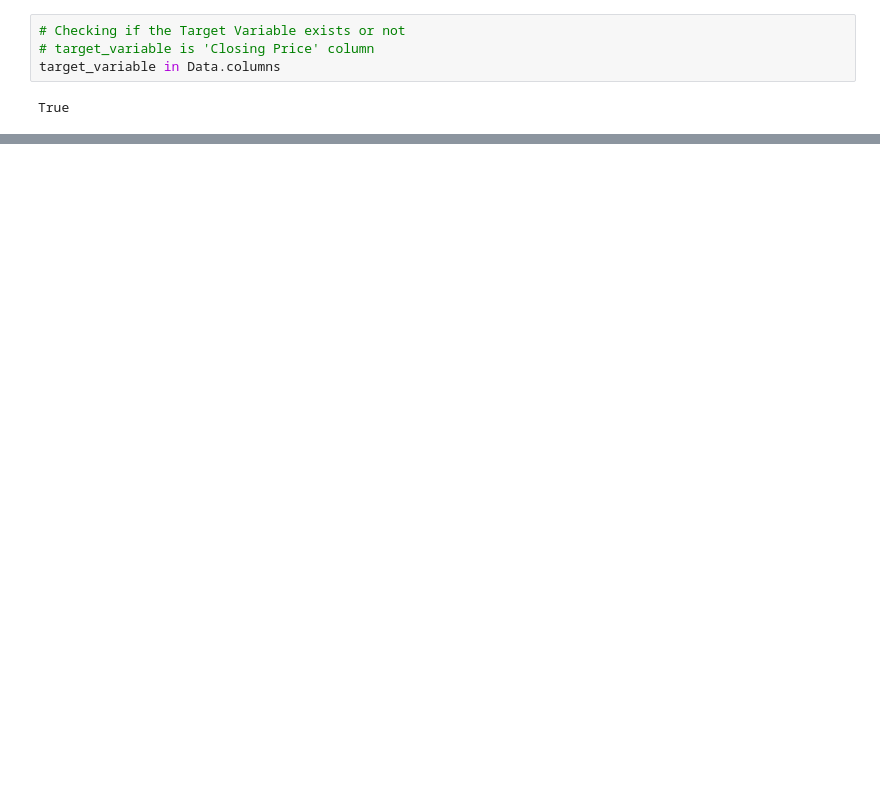
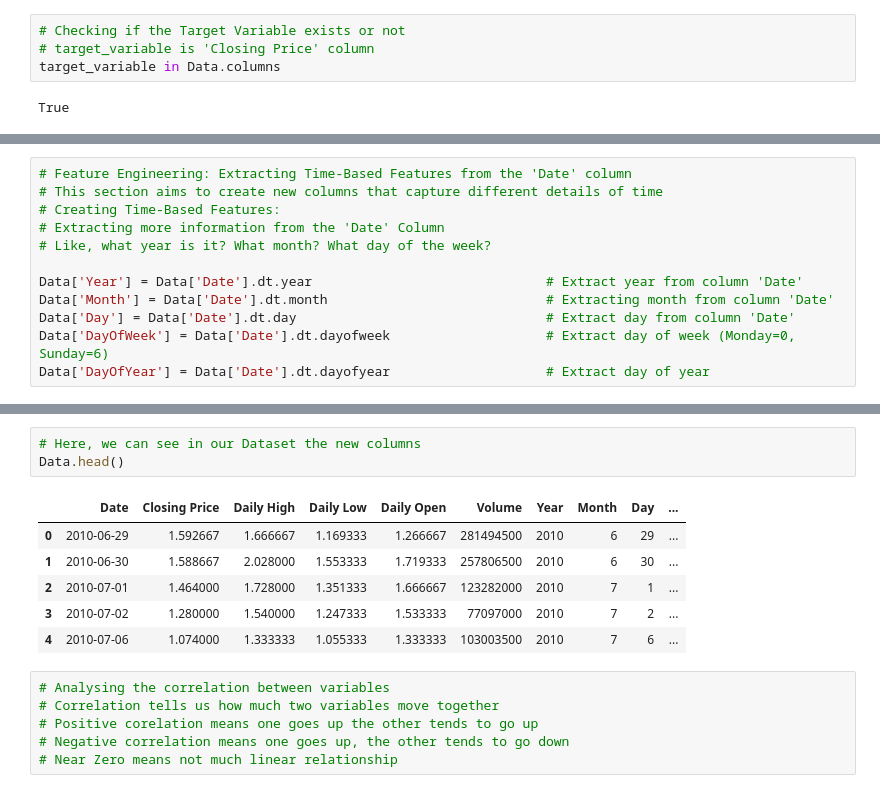
Before and after one commit to AsteroidCoder/University-Assignments-Repository, a Jupyter notebook: Fundamentals of Data Analytics/17th_June_Assignment.ipynb, the cells around one changed output, grey strips where cells are left out. Cells and saved outputs as stored; diff of their text form; blank space fills up the shorter version.

```diff
--- a/Fundamentals of Data Analytics/17th_June_Assignment.ipynb
+++ b/Fundamentals of Data Analytics/17th_June_Assignment.ipynb
@@ -271,0 +303,12 @@ if numerical_cols:
+# %%
+# Feature Engineering: Extracting Time-Based Features from the 'Date' column
+# This section aims to create new columns that capture different details of time
+# Creating Time-Based Features:
+# Extracting more information from the 'Date' Column
+# Like, what year is it? What month? What day of the week?
+
+Data['Year'] = Data['Date'].dt.year                              # Extract year from column 'Date'
+Data['Month'] = Data['Date'].dt.month                            # Extracting month from column 'Date'
+Data['Day'] = Data['Date'].dt.day                                # Extract day from column 'Date'
+Data['DayOfWeek'] = Data['Date'].dt.dayofweek                    # Extract day of week (Monday=0, Sunday=6)
+Data['DayOfYear'] = Data['Date'].dt.dayofyear                    # Extract day of year
@@ -271,0 +325,16 @@ if numerical_cols:
+# %%
+# Here, we can see in our Dataset the new columns
+Data.head()
+# %% [output]
+|  | Date | Closing Price | Daily High | Daily Low | Daily Open | Volume | Year | Month | Day | ... |
+| 0 | 2010-06-29 | 1.592667 | 1.666667 | 1.169333 | 1.266667 | 281494500 | 2010 | 6 | 29 | ... |
+| 1 | 2010-06-30 | 1.588667 | 2.028000 | 1.553333 | 1.719333 | 257806500 | 2010 | 6 | 30 | ... |
+| 2 | 2010-07-01 | 1.464000 | 1.728000 | 1.351333 | 1.666667 | 123282000 | 2010 | 7 | 1 | ... |
+| 3 | 2010-07-02 | 1.280000 | 1.540000 | 1.247333 | 1.533333 | 77097000 | 2010 | 7 | 2 | ... |
+| 4 | 2010-07-06 | 1.074000 | 1.333333 | 1.055333 | 1.333333 | 103003500 | 2010 | 7 | 6 | ... |
+# %%
+# Analysing the correlation between variables
+# Correlation tells us how much two variables move together
+# Positive corelation means one goes up the other tends to go up
+# Negative correlation means one goes up, the other tends to go down
+# Near Zero means not much linear relationship
```
Also changed, not shown: parts of 64 cells of this notebook, 12 other files.
